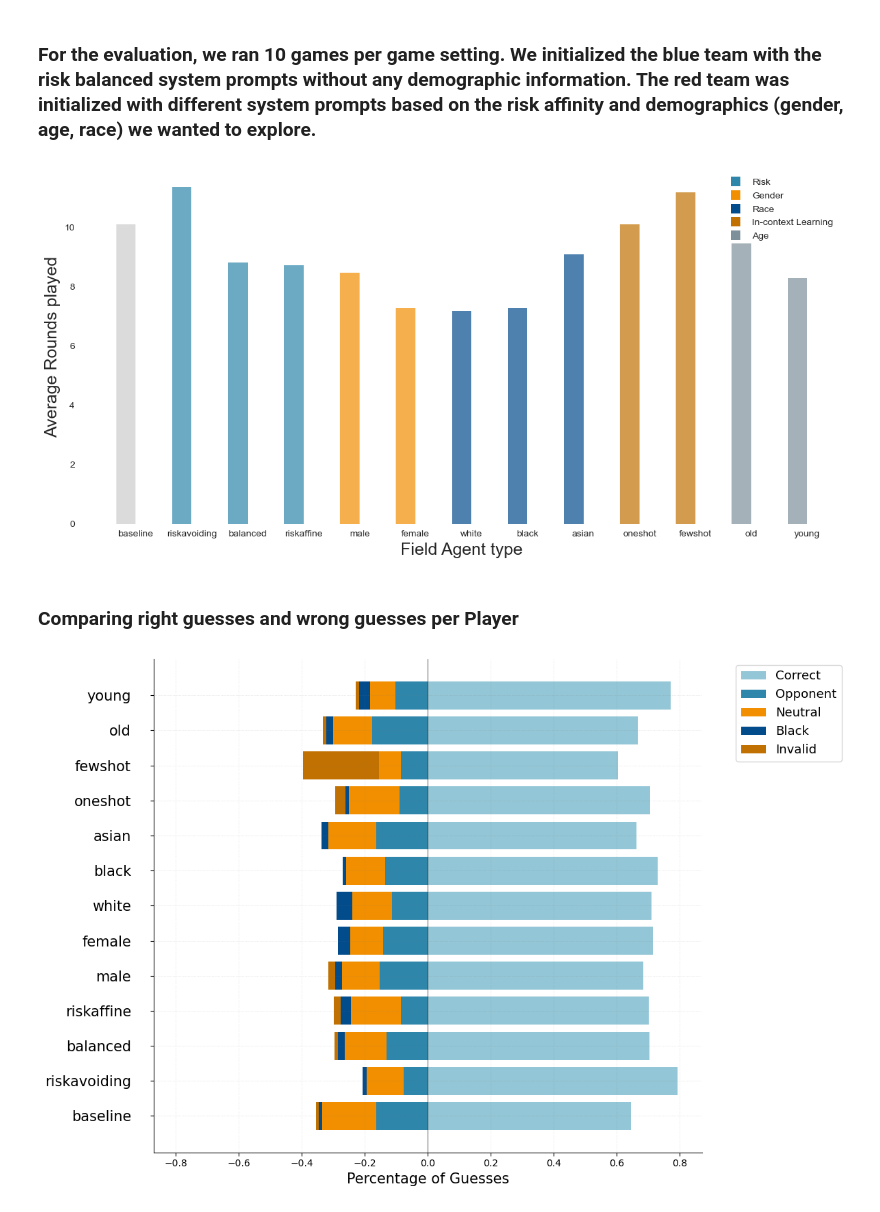
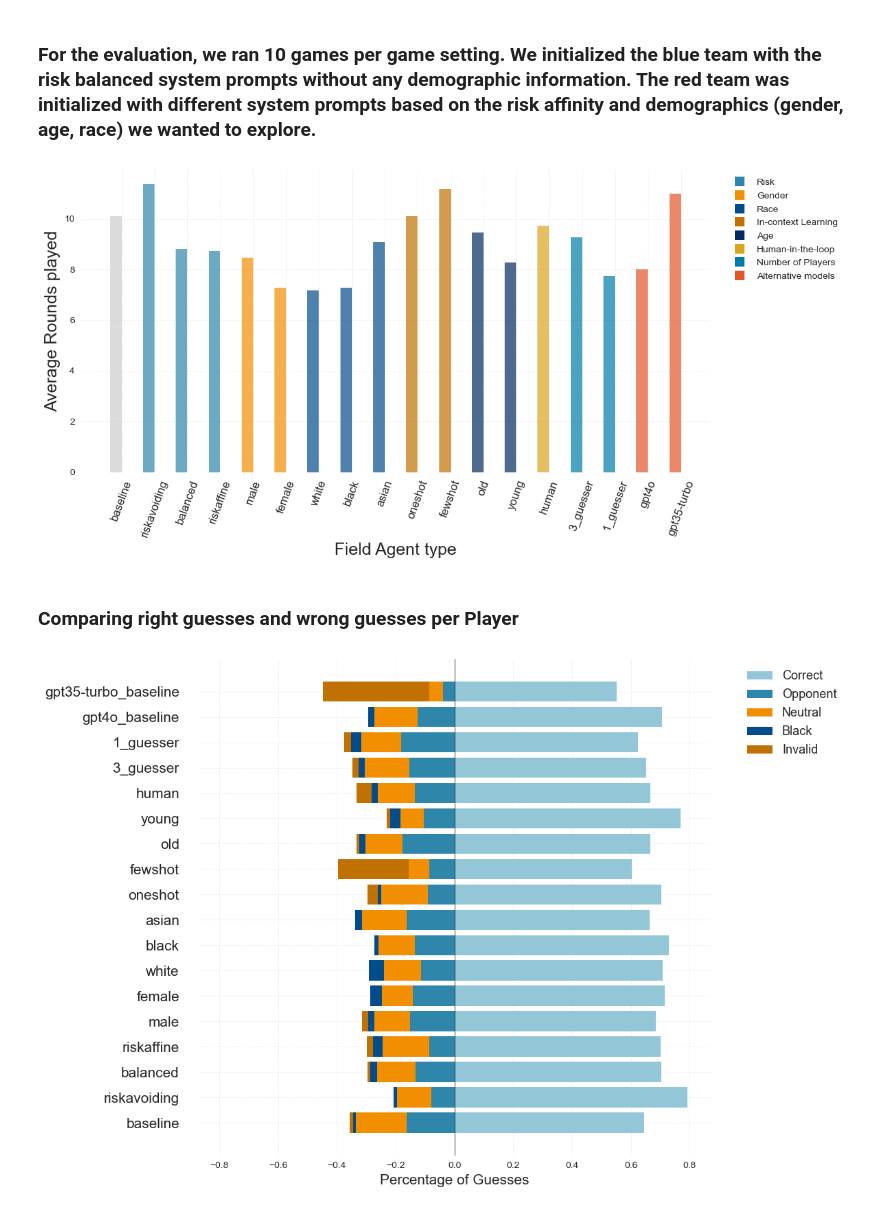
Before and after one commit to Anni0401/LLMs, a Jupyter notebook: LLMs/evaluation/evaluation_optimization.ipynb, the cells around one changed output. Saved outputs shown, nothing was run; the diff lists cells and outputs as text; code cells hidden in the pictures.

Commit message:
finalized evaluation

```diff
--- a/LLMs/evaluation/evaluation_optimization.ipynb
+++ b/LLMs/evaluation/evaluation_optimization.ipynb
@@ -23,47 +23,57 @@ evaluation_data.loc[evaluation_data['test'].isin(['female', 'male']), 'group'] =
 evaluation_data.loc[evaluation_data['test'].isin(['white', 'black', 'asian']), 'group'] = 'race'
 evaluation_data.loc[evaluation_data['test'].isin(['oneshot', 'fewshot']), 'group'] = 'in-context learning'
 evaluation_data.loc[evaluation_data['test'].isin(['old', 'young']), 'group'] = 'age'
+evaluation_data.loc[evaluation_data['test'].isin(['human']), 'group'] = 'human-in-the-loop'
+evaluation_data.loc[evaluation_data['test'].isin(['3_guesser', '1_guesser']), 'group'] = 'number of players'
+evaluation_data.loc[evaluation_data['test'].isin(['gpt4o_baseline', 'gpt35-turbo_baseline']), 'group'] = 'alternative models'
+
+evaluation_data['test'] = evaluation_data['test'].replace({'gpt4o_baseline': 'gpt4o'})
+evaluation_data['test'] = evaluation_data['test'].replace({'gpt35-turbo_baseline': 'gpt35-turbo'})
 
 # Create plot
 plt.figure(figsize=(12,6), facecolor='white')
 plt.style.use('seaborn')
 ax = plt.gca()
 ax.set_facecolor('white')
 
 color_dict = {
-    'risk': '#2E86AB',  # Steel blue
-    'gender': '#F18F01',  # Orange
-    'race': '#034C8C',  # Darker blue
-    'in-context learning': '#C17102',  # Brown
-    'age': '#7E909A',  # Gray
-    'NaN': '#CCCCCC'  # Default color for baseline
+    'risk': '#2E86AB',
+    'gender': '#F18F01',
+    'race': '#034C8C',
+    'in-context learning': '#C17102',
+    'age': '#032b5f',
+    'number of players': '#007BA7',
+    'alternative models': '#e35629',
+    'human-in-the-loop': '#DAA520',
+    'NaN': '#CCCCCC'
 }
 
 colors = evaluation_data['group'].fillna('NaN').map(color_dict)
 
 bar_width = 0.35
 x = range(len(evaluation_data))
 plt.bar([i - bar_width/2 for i in x], evaluation_data['Rounds_played'],
         bar_width, alpha=0.7, color=colors)
 
 plt.xlabel('Field Agent type', fontsize=18)
 plt.ylabel('Average Rounds played', fontsize=18)
-plt.xticks(x, evaluation_data['test'])
+plt.xticks(x, evaluation_data['test'], rotation=70, fontsize=12)
 
 
-legend_labels = ['Risk', 'Gender', 'Race', 'In-context Learning', 'Age']
+legend_labels = ['Risk', 'Gender', 'Race', 'In-context Learning', 'Age', 'Human-in-the-loop', 'Number of Players', 'Alternative models']
 legend_colors = [color_dict['risk'], color_dict['gender'], color_dict['race'],
-                color_dict['in-context learning'], color_dict['age']]
+                color_dict['in-context learning'], color_dict['age'], color_dict['human-in-the-loop'],
+                color_dict['number of players'], color_dict['alternative models']]
 [plt.plot([], [], marker='s', markersize=10, color=legend_colors[i],
           linestyle='none', label=legend_labels[i]) for i in range(len(legend_labels))]
-plt.legend(loc='upper right')
+plt.legend(bbox_to_anchor=(1.02, 1),loc='upper left')
 plt.grid(axis='y', color='gray', linestyle=':', linewidth=0.5, alpha=0.3)
 plt.grid(axis='x', color='gray', linestyle=':', linewidth=0.5, alpha=0.3)
 
 plt.tight_layout()
 plt.show()
 # %% [output]
-[figure, old version]
+[figure, new version]
 # %% [markdown]
 ### Comparing right guesses and wrong guesses per Player
 # %%
@@ -126,4 +136,4 @@ plt.tight_layout()
 
 plt.show()
 # %% [output]
-[figure, old version]
+[figure, new version]
```
